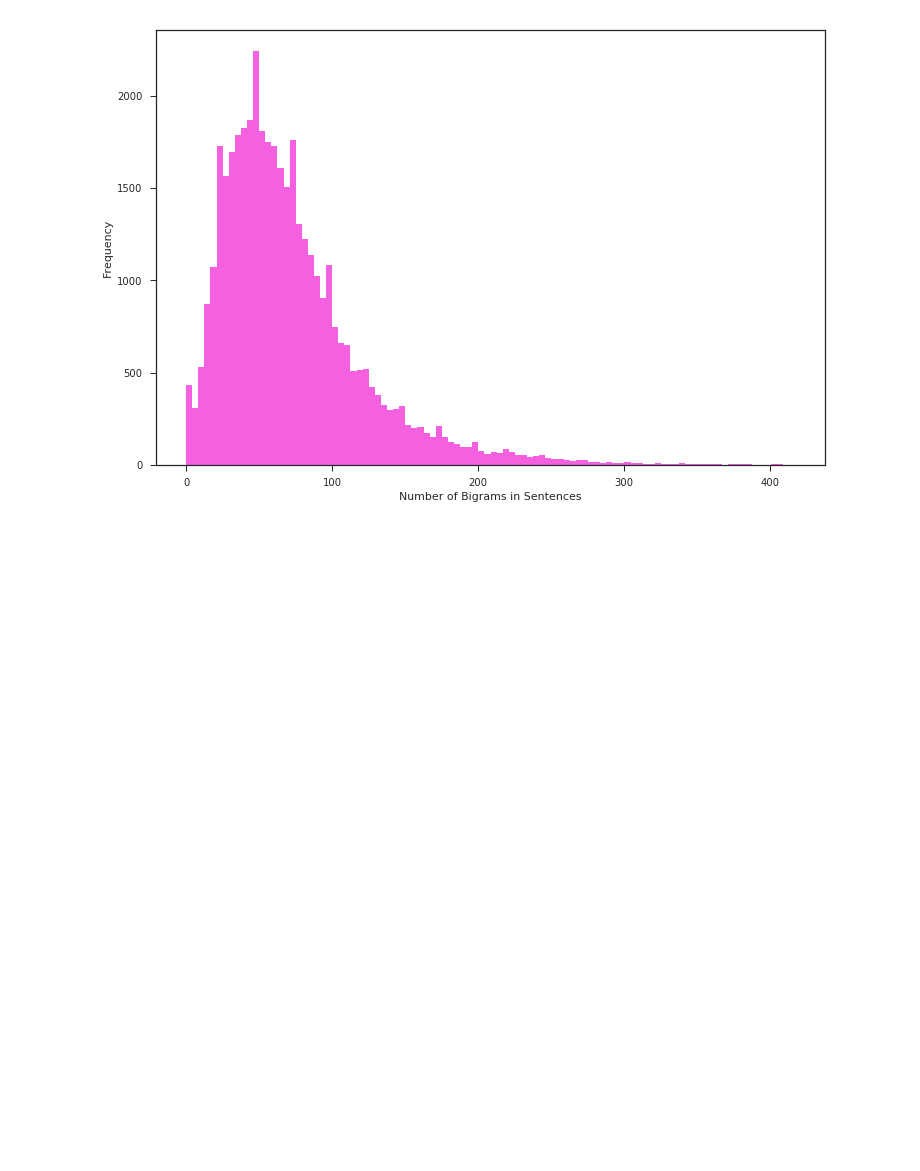
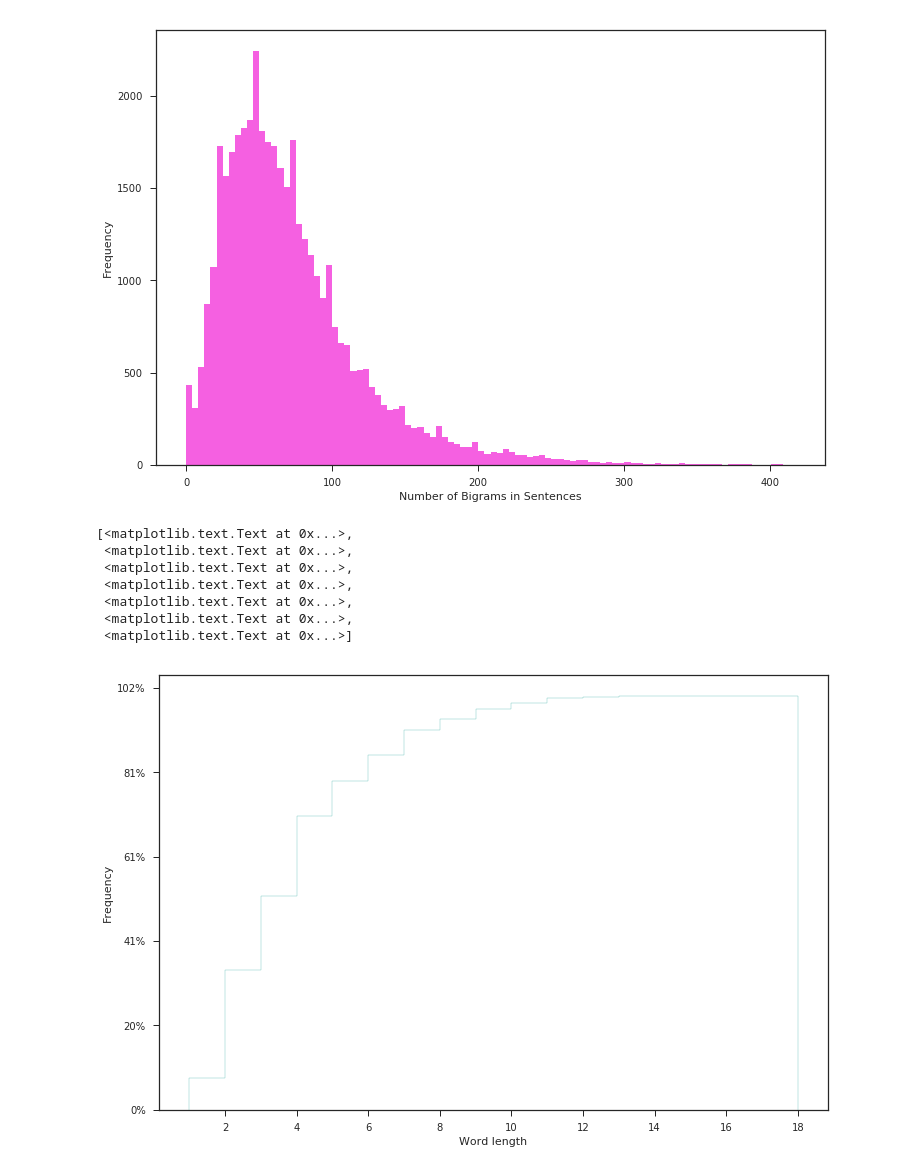
Before and after one commit to loongchh/native-language-cnn, a Jupyter notebook: preprocess.ipynb, the cells around one changed output. Cells and saved outputs as stored; diff of their text form; code cells hidden in the pictures; blank space fills up the shorter version.

```diff
--- a/preprocess.ipynb
+++ b/preprocess.ipynb
@@ -10,6 +11,7 @@ sns.set_style("ticks")
 from IPython.core.pylabtools import figsize
 figsize(12, 8)
 # %%
+transcript_dir = "data/speech_transcriptions/train/tokenized"
 ngram_dir = "data/features/speech_transcriptions/ngrams/2/train"
 arpabet_dir = "data/features/speech_transcriptions/arpabets/train"
 file_list = os.listdir(ngram_dir)
@@ -63,3 +65,27 @@ ax1.set_ylabel('Frequency')
 # %% [output]
 <matplotlib.text.Text at 0x...>
 [figure]
+# %%
+word_length = []
+
+for fl in file_list:
+    words = open(os.path.join(transcript_dir, fl)).read().split()
+    word_length += [len(w) for w in words if w.isalnum()]
+# %%
+fig1, ax1 = plt.subplots()
+# sns.set_palette(sns.husl_palette(1, h=0.5))
+n, bins, patches = ax1.hist(word_length, histtype='step', bins=range(min(word_length), max(word_length)), cumulative=True)
+ax1.set_xlabel('Word length')
+ax1.set_ylabel('Frequency')
+ax1.xaxis.set_major_locator(MaxNLocator(integer=True))
+vals = ax1.get_yticks()
+ax1.set_yticklabels(['{:.0%}'.format(x/len(word_length)) for x in vals])
+# %% [output]
+[<matplotlib.text.Text at 0x...>,
+ <matplotlib.text.Text at 0x...>,
+ <matplotlib.text.Text at 0x...>,
+ <matplotlib.text.Text at 0x...>,
+ <matplotlib.text.Text at 0x...>,
+ <matplotlib.text.Text at 0x...>,
+ <matplotlib.text.Text at 0x...>]
+[figure, added]
```
Also changed, not shown: parts of 1 cell of this notebook, 3 other files.
